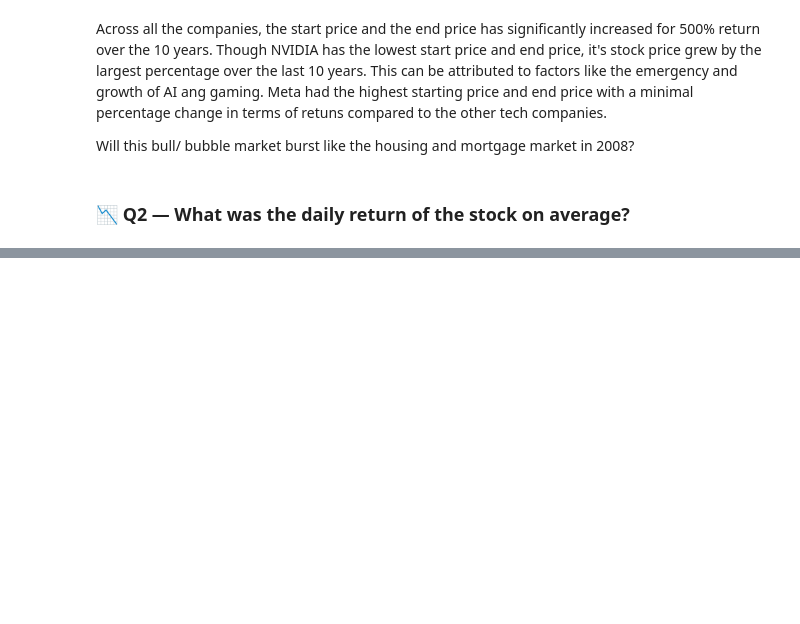
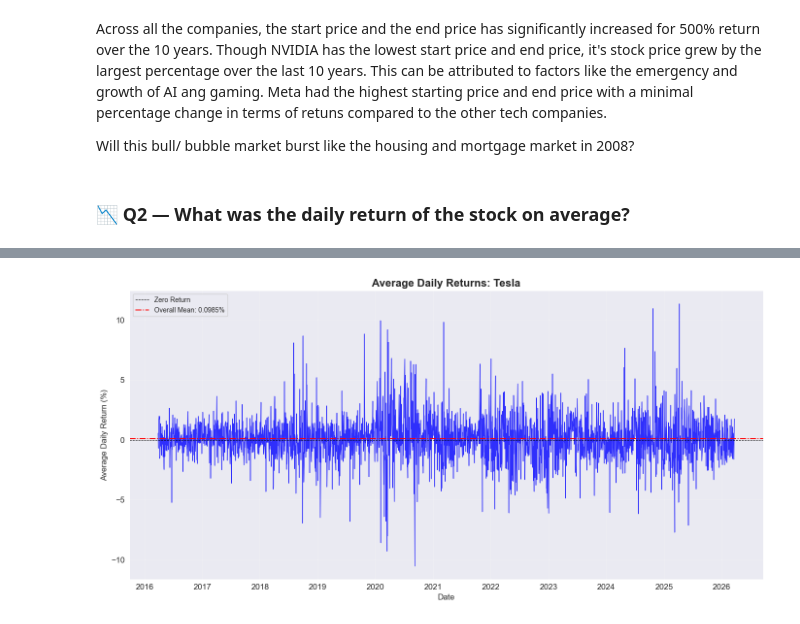
Before and after one commit to MuindeEsther/Stock-Market-Analysis-_Prediction-using-LSTM, a Jupyter notebook: data_load.ipynb, the cells around one changed output, grey strips where cells are left out. Cells and saved outputs as stored; diff of their text form; code cells hidden in the pictures; blank space fills up the shorter version.

```diff
--- a/data_load.ipynb
+++ b/data_load.ipynb
@@ -319,0 +342,20 @@ plt.show()
+# %%
+# Calculate average daily returns for TSLA
+avg_daily_returns = (daily_returns['TSLA'] / 2)
+
+# Plot the time series
+plt.figure(figsize=(14, 7))
+plt.plot(avg_daily_returns.index, avg_daily_returns, color='blue', linewidth=1.0, alpha=0.8)
+plt.axhline(0, color='black', linewidth=0.8, linestyle='--', label='Zero Return')
+plt.axhline(avg_daily_returns.mean(), color='red', linewidth=1.4, linestyle='-.',
+           label=f'Overall Mean: {avg_daily_returns.mean():.4f}%')
+plt.title('Average Daily Returns: Tesla', fontsize=16, fontweight='bold')
+plt.xlabel('Date')
+plt.ylabel('Average Daily Return (%)')
+plt.legend(loc='upper left', fontsize=10)
+plt.grid(True, alpha=0.3)
+plt.tight_layout()
+plt.savefig('avg_daily_returns_tsla.png', dpi=300, bbox_inches='tight')
+plt.show()
+# %% [output]
+[figure, added]
```
Also changed, not shown: parts of 10 cells of this notebook.
